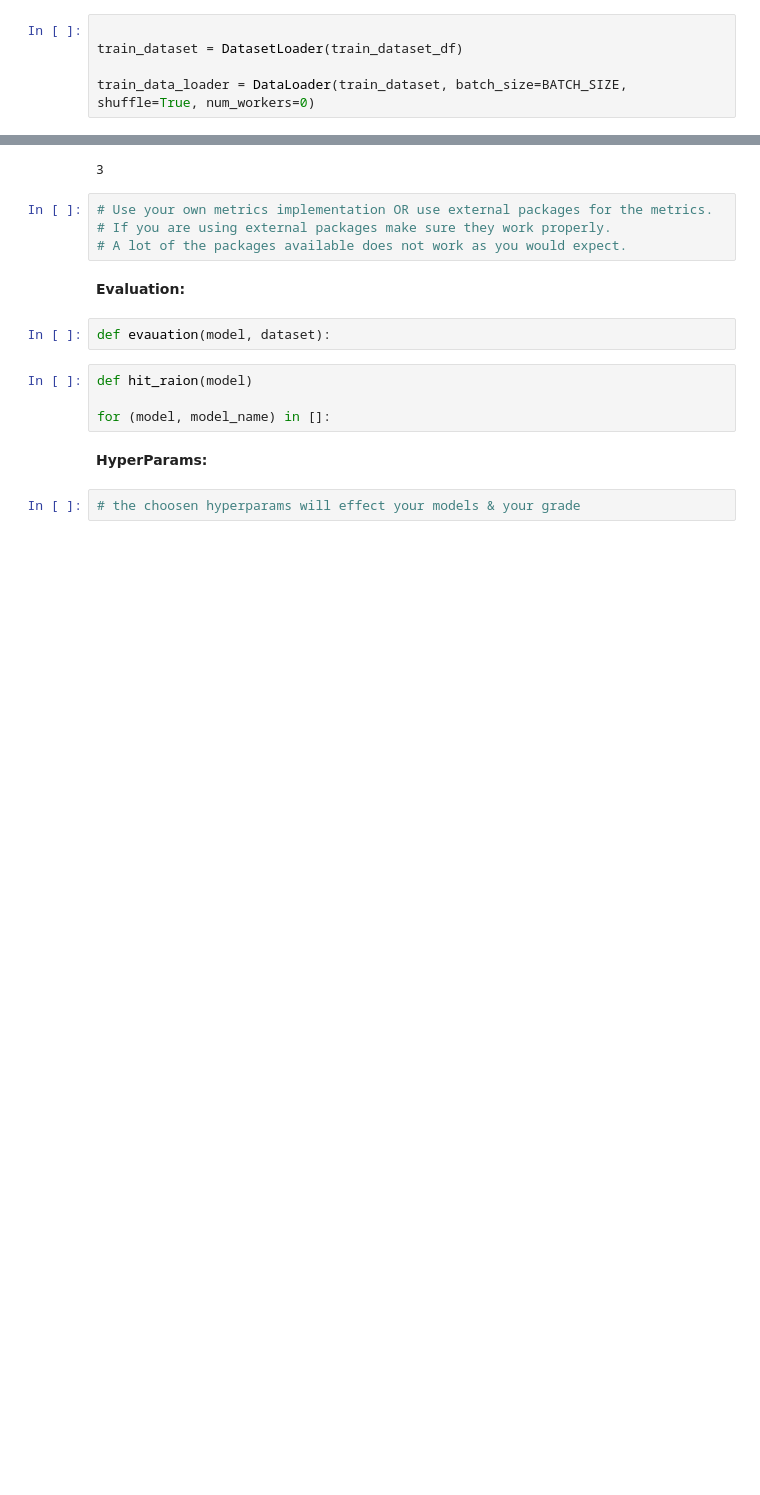
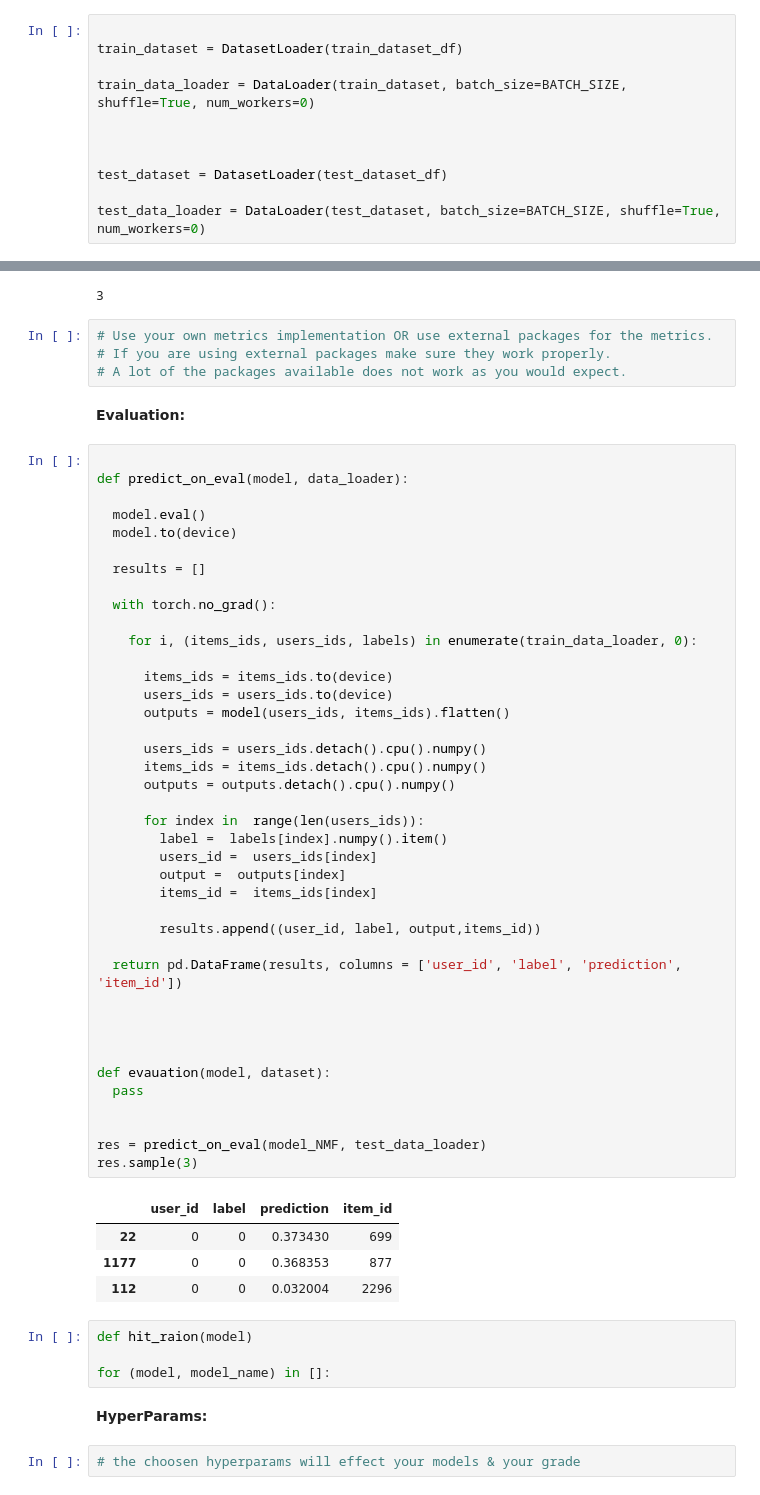
Before and after one commit to gabibu/recommendationsystems, a Jupyter notebook: exe3_solution.ipynb, the cells around one changed output, grey strips where cells are left out. Saved outputs shown, nothing was run; the diff lists cells and outputs as text; blank space fills up the shorter version.

```diff
--- a/exe3_solution.ipynb
+++ b/exe3_solution.ipynb
@@ -383,6 +383,12 @@ true_items_ratio_in_trainning_dataset = train_dataset_df[train_dataset_df['label
 train_dataset = DatasetLoader(train_dataset_df)
 
 train_data_loader = DataLoader(train_dataset, batch_size=BATCH_SIZE, shuffle=True, num_workers=0)
+
+
+
+test_dataset = DatasetLoader(test_dataset_df)
+
+test_data_loader = DataLoader(test_dataset, batch_size=BATCH_SIZE, shuffle=True, num_workers=0)
 # %% [markdown]
 <br><br><br>
 <br><br><br>
@@ -616,7 +622,50 @@ len(nmf_loss)
 # %% [markdown]
 **Evaluation:**
 # %%
+
+def predict_on_eval(model, data_loader):
+
+  model.eval()
+  model.to(device)
+
+  results = []
+
+  with torch.no_grad():
+
+    for i, (items_ids, users_ids, labels) in enumerate(train_data_loader, 0):
+
+      items_ids = items_ids.to(device)
+      users_ids = users_ids.to(device)
+      outputs = model(users_ids, items_ids).flatten()
+
+      users_ids = users_ids.detach().cpu().numpy()
+      items_ids = items_ids.detach().cpu().numpy()
+      outputs = outputs.detach().cpu().numpy()
+
+      for index in  range(len(users_ids)):
+        label =  labels[index].numpy().item()
+        users_id =  users_ids[index]
+        output =  outputs[index]
+        items_id =  items_ids[index]
+
+        results.append((user_id, label, output,items_id))
+
+  return pd.DataFrame(results, columns = ['user_id', 'label', 'prediction', 'item_id'])
+
+
+
+
 def evauation(model, dataset):
+  pass
+
+
+res = predict_on_eval(model_NMF, test_data_loader)
+res.sample(3)
+# %% [output]
+|  | user_id | label | prediction | item_id |
+| 22 | 0 | 0 | 0.373430 | 699 |
+| 1177 | 0 | 0 | 0.368353 | 877 |
+| 112 | 0 | 0 | 0.032004 | 2296 |
 # %%
 def hit_raion(model)
 
```
